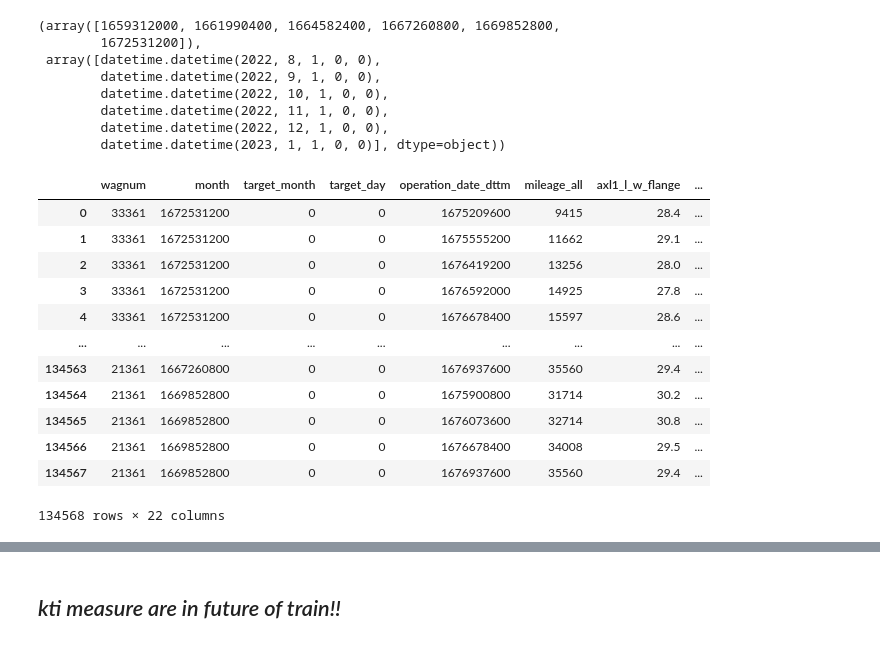
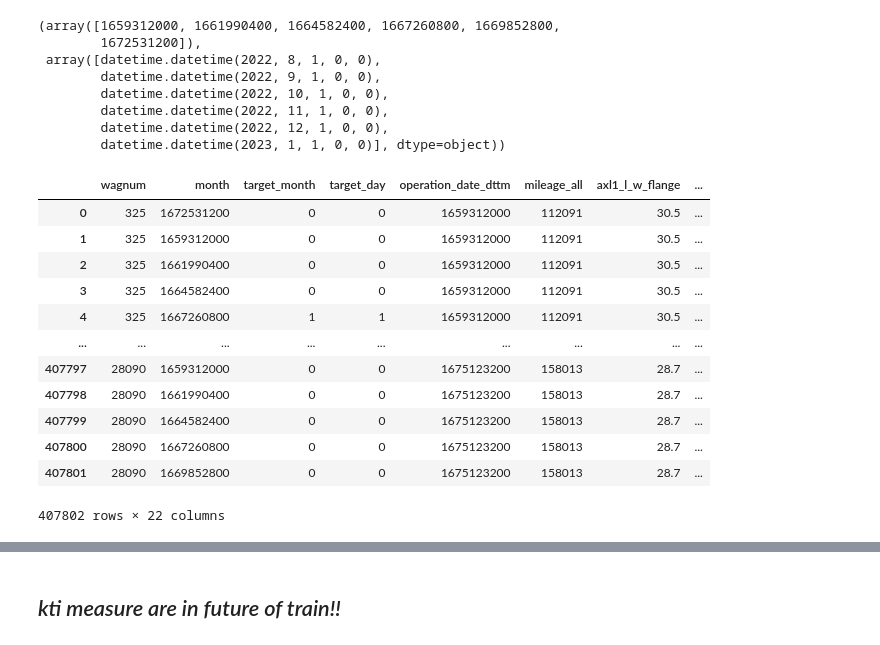
Before and after one commit to thehir0/DataWagon, a Jupyter notebook: train/kti_preprocess.ipynb, the cells around one changed output, grey strips where cells are left out. Saved outputs shown, nothing was run; the diff lists cells and outputs as text; code cells hidden in the pictures.

```diff
--- a/train/kti_preprocess.ipynb
+++ b/train/kti_preprocess.ipynb
@@ -244,22 +250,22 @@ train_time_of_measure
         datetime.datetime(2022, 12, 1, 0, 0),
         datetime.datetime(2023, 1, 1, 0, 0)], dtype=object))
 # %%
-combined_train = pd.merge(train, kti, on='wagnum', how='inner')
+combined_train = pd.merge(train, kti, on='wagnum', how='right')
 combined_train
 # %% [output]
 |  | wagnum | month | target_month | target_day | operation_date_dttm | mileage_all | axl1_l_w_flange | ... |
-| 0 | 33361 | 1672531200 | 0 | 0 | 1675209600 | 9415 | 28.4 | ... |
-| 1 | 33361 | 1672531200 | 0 | 0 | 1675555200 | 11662 | 29.1 | ... |
-| 2 | 33361 | 1672531200 | 0 | 0 | 1676419200 | 13256 | 28.0 | ... |
-| 3 | 33361 | 1672531200 | 0 | 0 | 1676592000 | 14925 | 27.8 | ... |
-| 4 | 33361 | 1672531200 | 0 | 0 | 1676678400 | 15597 | 28.6 | ... |
+| 0 | 325 | 1672531200 | 0 | 0 | 1659312000 | 112091 | 30.5 | ... |
+| 1 | 325 | 1659312000 | 0 | 0 | 1659312000 | 112091 | 30.5 | ... |
+| 2 | 325 | 1661990400 | 0 | 0 | 1659312000 | 112091 | 30.5 | ... |
+| 3 | 325 | 1664582400 | 0 | 0 | 1659312000 | 112091 | 30.5 | ... |
+| 4 | 325 | 1667260800 | 1 | 1 | 1659312000 | 112091 | 30.5 | ... |
 | ... | ... | ... | ... | ... | ... | ... | ... | ... |
-| 134563 | 21361 | 1667260800 | 0 | 0 | 1676937600 | 35560 | 29.4 | ... |
-| 134564 | 21361 | 1669852800 | 0 | 0 | 1675900800 | 31714 | 30.2 | ... |
-| 134565 | 21361 | 1669852800 | 0 | 0 | 1676073600 | 32714 | 30.8 | ... |
-| 134566 | 21361 | 1669852800 | 0 | 0 | 1676678400 | 34008 | 29.5 | ... |
-| 134567 | 21361 | 1669852800 | 0 | 0 | 1676937600 | 35560 | 29.4 | ... |
+| 407797 | 28090 | 1659312000 | 0 | 0 | 1675123200 | 158013 | 28.7 | ... |
+| 407798 | 28090 | 1661990400 | 0 | 0 | 1675123200 | 158013 | 28.7 | ... |
+| 407799 | 28090 | 1664582400 | 0 | 0 | 1675123200 | 158013 | 28.7 | ... |
+| 407800 | 28090 | 1667260800 | 0 | 0 | 1675123200 | 158013 | 28.7 | ... |
+| 407801 | 28090 | 1669852800 | 0 | 0 | 1675123200 | 158013 | 28.7 | ... |
-134568 rows × 22 columns
+407802 rows × 22 columns
 # %%
 combined_train = combined_train[combined_train['operation_date_dttm'] <= combined_train['month']]
 combined_train
```
Also changed, not shown: parts of 12 cells of this notebook, 9 other files.
